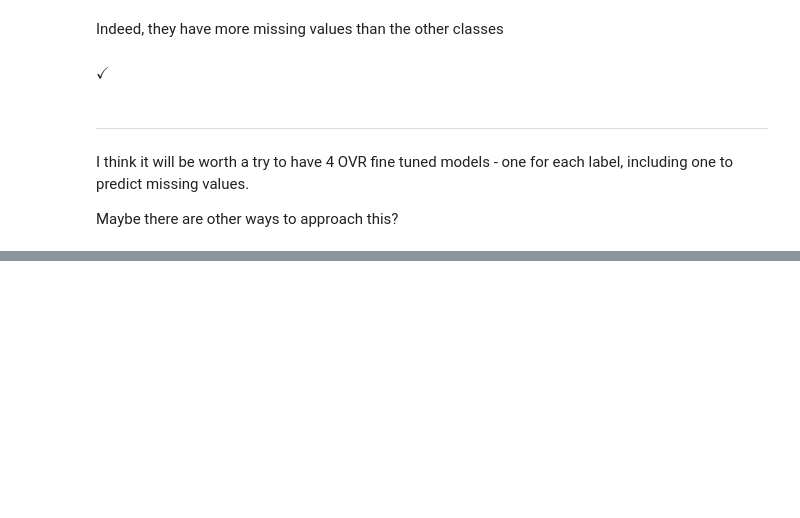
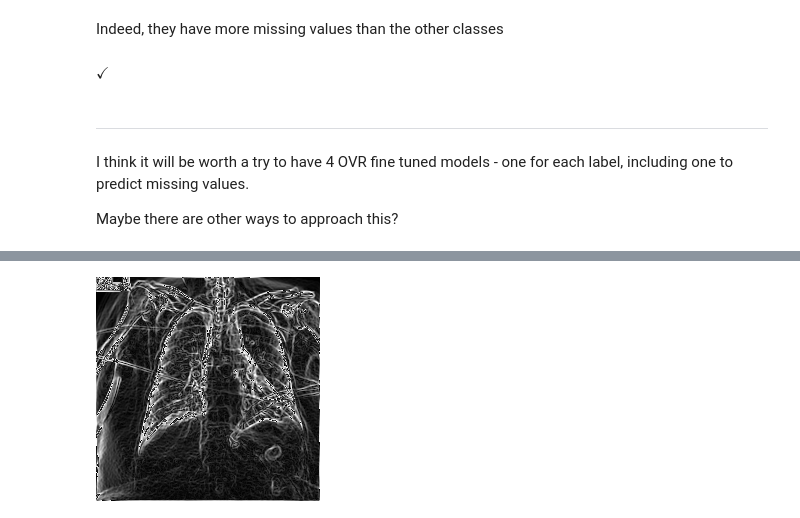
Before and after one commit to kevinfleisher/CS156b, a Jupyter notebook: Notebooks/examining_train_data.ipynb, the cells around one changed output, grey strips where cells are left out. Drawn from its saved outputs; the diff is of its cells as text; code cells hidden in the pictures; blank space fills up the shorter version.

```diff
--- a/Notebooks/examining_train_data.ipynb
+++ b/Notebooks/examining_train_data.ipynb
@@ -378,0 +690,4 @@ Maybe there are other ways to approach this?
+# %%
+torchvision.transforms.functional.to_pil_image(t.get_tensor(input_jpg)[0])
+# %% [output]
+[figure, added]
```
Also changed, not shown: parts of 30 cells of this notebook.
